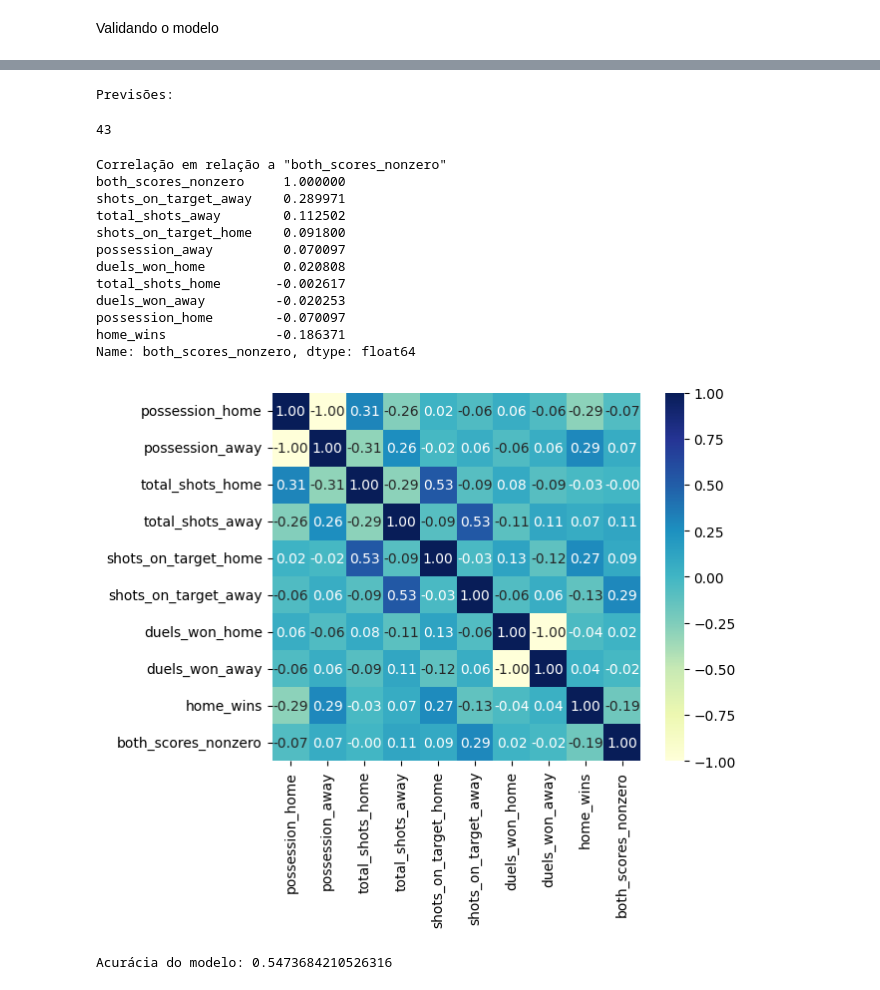
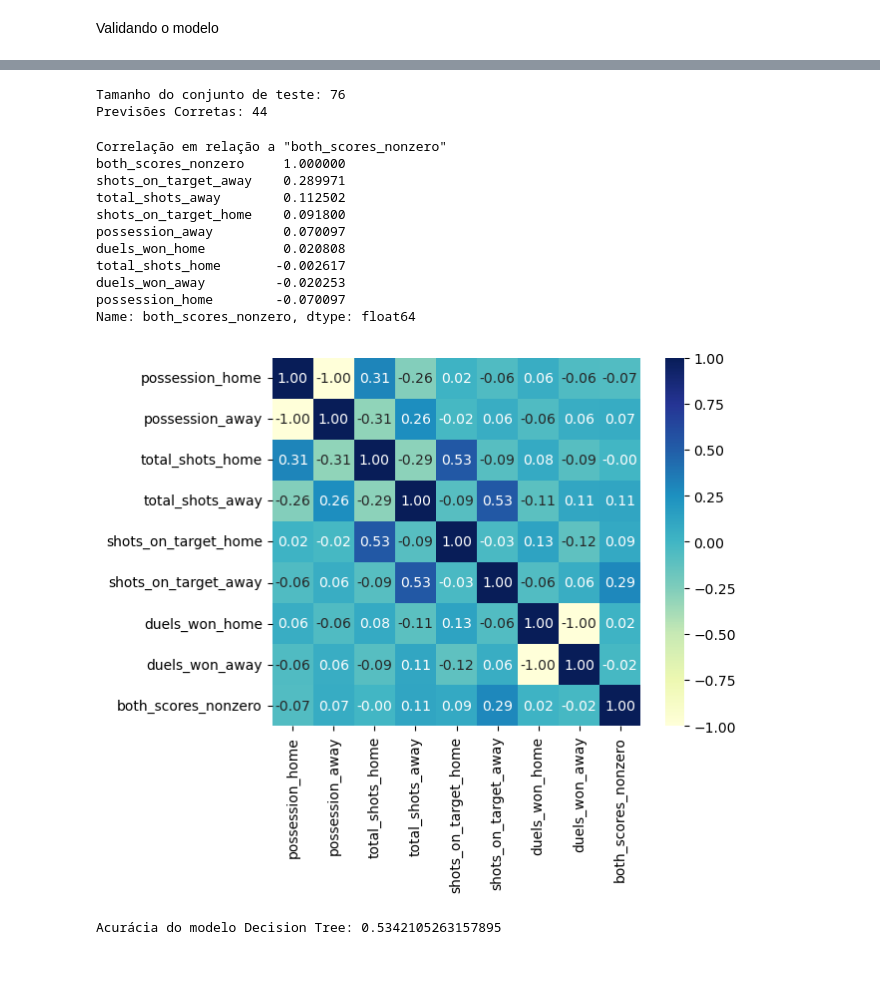
Before and after one commit to Dan-Miranda/predict-goals, a Jupyter notebook: predicao-gols.ipynb, the cells around one changed output, grey strips where cells are left out. Cells and saved outputs as stored; diff of their text form; code cells hidden in the pictures.

```diff
--- a/predicao-gols.ipynb
+++ b/predicao-gols.ipynb
@@ -310,68 +322,65 @@ Desvio padrão da validação cruzada: 0.0555955542951056
 # %%
-# Dados de teste ou novos dados para prever
+# Dados de teste
 new_data = test_data
-
-# Aplicando as mesmas etapas de pré-processamento nas novas entradas
-# ...
-# Pré-processamento dos novos dados
 
 # Realizando as previsões
 new_features = new_data[features]
 predictions = model.predict(new_features)
 
-# Exibindo as previsões
-print("Previsões:")
 new_data['prediction_result'] = predictions
-new_data['correct_prediction'] = np.where((new_data['prediction_result'] == new_data['both_scores_nonzero']), 1, 0)
-
+new_data['correct_prediction'] = (np.where((new_data['prediction_result'] ==
+                                            new_data['both_scores_nonzero']), 1, 0))
 
 correct_prediction_count = new_data['correct_prediction'].cumsum()
 new_data['correct_prediction_count'] = correct_prediction_count
 
 final_correct_count = new_data['correct_prediction_count'].iloc[-1]
 
-final_correct_count
+print("Tamanho do conjunto de teste:", len(new_data))
+print("Previsões Corretas:", final_correct_count)
 # %% [output]
-Previsões:
+Tamanho do conjunto de teste: 76
+Previsões Corretas: 44
-43
 # %%
 # Utilizando o modelo treinado para validar a base de jogos da serie B
-
 data2 = pd.read_csv('./matches_brasileirao_serie_b_2022.csv')
 parsed_data2 = data2.drop(
-  labels=['team_name_home', 'team_name_away', 'stage', 'match_id', 'date', 'location', 'lineup_home', 'lineup_away', 'player_names_home', 'player_numbers_home', 'player_names_away', 'player_numbers_away', 'prediction_team_home_win', 'prediction_draw', 'prediction_team_away_win', 'prediction_quantity'],
+  labels=['team_name_home', 'team_name_away', 'stage', 'match_id', 'date', 'location',
+          'lineup_home', 'lineup_away', 'player_names_home', 'player_numbers_home',
+          'player_names_away', 'player_numbers_away', 'prediction_team_home_win',
+          'prediction_draw', 'prediction_team_away_win', 'prediction_quantity'],
   axis=1)
 
-parsed_data2['home_wins'] = np.where((parsed_data2['team_home_score'] > parsed_data2['team_away_score']), 1, 0)
-parsed_data2['both_scores_nonzero'] = np.where((parsed_data2['team_home_score'] != 0) & (parsed_data2['team_away_score']!=0), 1, 0)
+parsed_data2['both_scores_nonzero'] = np.where((parsed_data2['team_home_score'] != 0) &
+                                               (parsed_data2['team_away_score']!=0), 1, 0)
 
 parsed_data2 = parsed_data2.drop(
   labels=['team_home_score', 'team_away_score'],
   axis=1)
 
 # Verficando a correlação dos atributos
 import seaborn as sns
-sns.heatmap(data=parsed_data2.corr(method='spearman'), annot=True, cmap='YlGnBu', fmt='.2f', square=True)
+sns.heatmap(data=parsed_data2.corr(method='spearman'), annot=True, cmap='YlGnBu',
+            fmt='.2f', square=True)
 
 # Verificando a correlação dos atributos em relação a classe 'both_scores_nonzero'
 correlations = parsed_data2.corr(method='spearman')['both_scores_nonzero']
 correlations_sorted = correlations.sort_values(ascending=False)
 print('Correlação em relação a "both_scores_nonzero"')
 print(correlations_sorted)
 # %% [output]
 Correlação em relação a "both_scores_nonzero"
 both_scores_nonzero     1.000000
 shots_on_target_away    0.289971
 total_shots_away        0.112502
 shots_on_target_home    0.091800
 possession_away         0.070097
 duels_won_home          0.020808
 total_shots_home       -0.002617
 duels_won_away         -0.020253
 possession_home        -0.070097
-home_wins              -0.186371
 Name: both_scores_nonzero, dtype: float64
-[figure, old version]
+[figure, new version]
 # %%
 
 # Fazendo previsões no conjunto de teste
@@ -379,9 +388,9 @@ predictions2 = model.predict(parsed_data2[features])
 
 # Calculando a acurácia do modelo
 accuracy = accuracy_score(parsed_data2[target], predictions2)
-print("Acurácia do modelo:", accuracy)
+print("Acurácia do modelo Decision Tree:", accuracy)
 # %% [output]
-Acurácia do modelo: 0.5473684210526316
+Acurácia do modelo Decision Tree: 0.5342105263157895
 # %%
 # Exibindo as previsões
 print("Previsões:")
```
Also changed, not shown: parts of 5 cells of this notebook.
